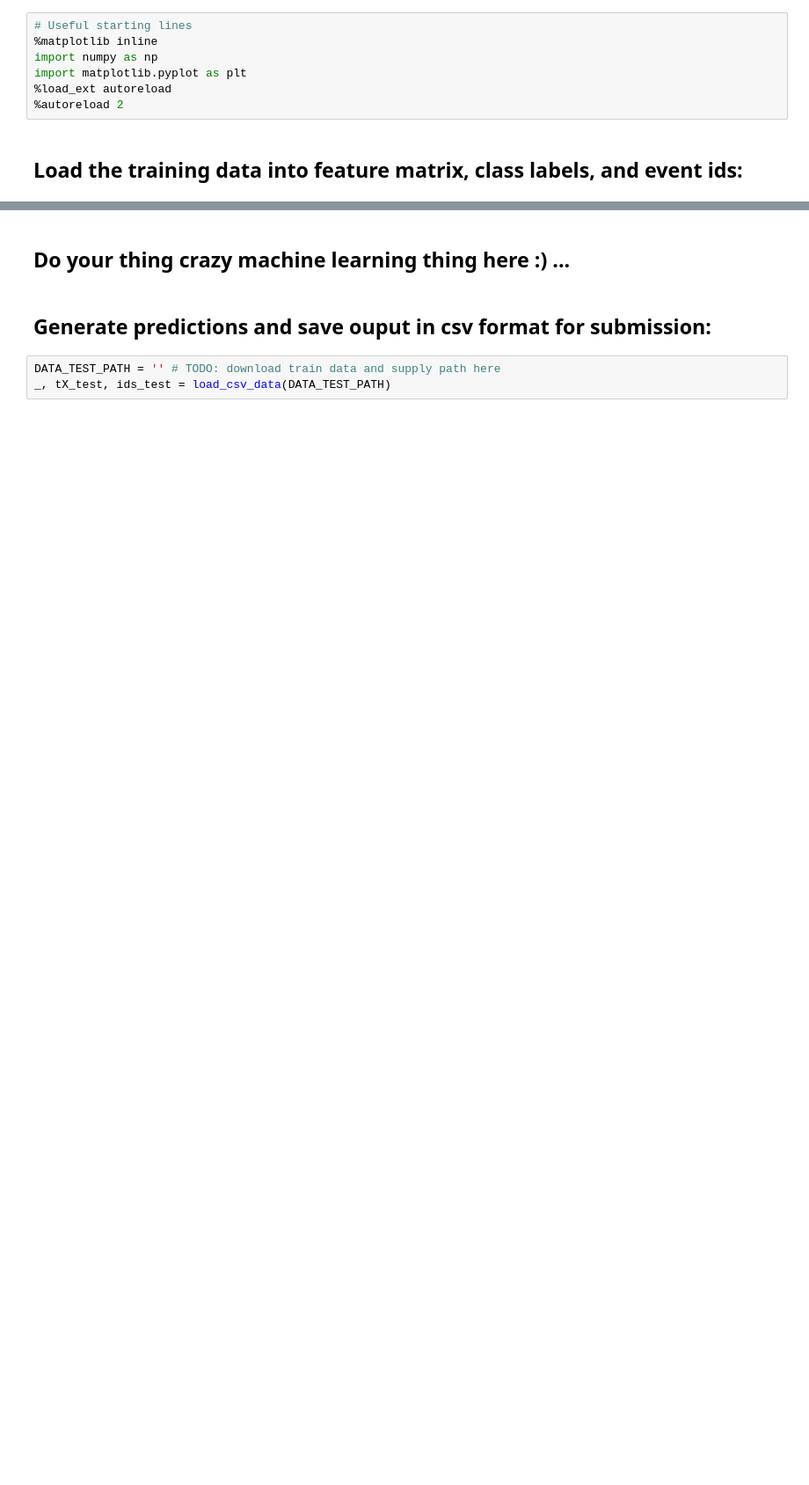
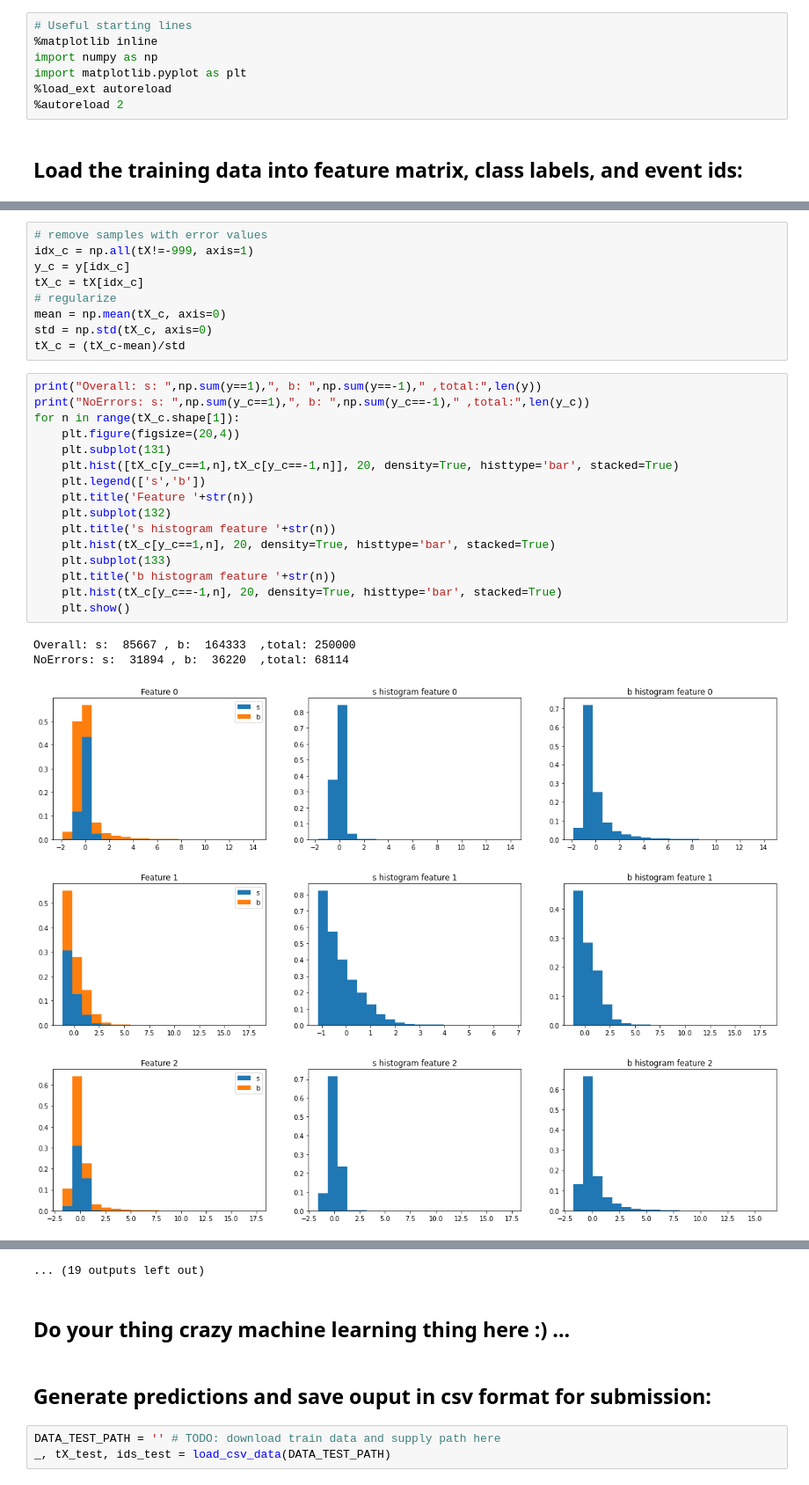
Before and after one commit to davide-rosso/ML_course, a Jupyter notebook: projects/project1/scripts/project1.ipynb, the cells around one changed output, grey strips where cells are left out. Shown: that part at 88% size. Drawn from its saved outputs; the diff is of its cells as text; blank space fills up the shorter version.

```diff
--- a/projects/project1/scripts/project1.ipynb
+++ b/projects/project1/scripts/project1.ipynb
@@ -16,0 +15,31 @@ y, tX, ids = load_csv_data(DATA_TRAIN_PATH)
+# %%
+# remove samples with error values
+idx_c = np.all(tX!=-999, axis=1)
+y_c = y[idx_c]
+tX_c = tX[idx_c]
+# regularize
+mean = np.mean(tX_c, axis=0)
+std = np.std(tX_c, axis=0)
+tX_c = (tX_c-mean)/std
+# %%
+print("Overall: s: ",np.sum(y==1),", b: ",np.sum(y==-1)," ,total:",len(y))
+print("NoErrors: s: ",np.sum(y_c==1),", b: ",np.sum(y_c==-1)," ,total:",len(y_c))
+for n in range(tX_c.shape[1]):
+    plt.figure(figsize=(20,4))
+    plt.subplot(131)
+    plt.hist([tX_c[y_c==1,n],tX_c[y_c==-1,n]], 20, density=True, histtype='bar', stacked=True)
+    plt.legend(['s','b'])
+    plt.title('Feature '+str(n))
+    plt.subplot(132)
+    plt.title('s histogram feature '+str(n))
+    plt.hist(tX_c[y_c==1,n], 20, density=True, histtype='bar', stacked=True)
+    plt.subplot(133)
+    plt.title('b histogram feature '+str(n))
+    plt.hist(tX_c[y_c==-1,n], 20, density=True, histtype='bar', stacked=True)
+    plt.show()
+# %% [output]
+Overall: s:  85667 , b:  164333  ,total: 250000
+NoErrors: s:  31894 , b:  36220  ,total: 68114
+[figure, added]
+[figure, added]
+[figure, added]
@@ -17,3 +54,4 @@ y, tX, ids = load_csv_data(DATA_TRAIN_PATH)
+... (19 outputs left out)
 # %% [markdown]
 ## Do your thing crazy machine learning thing here :) ...
 # %% [markdown]
```
Also changed, not shown: parts of 3 cells of this notebook, 5 other files.
